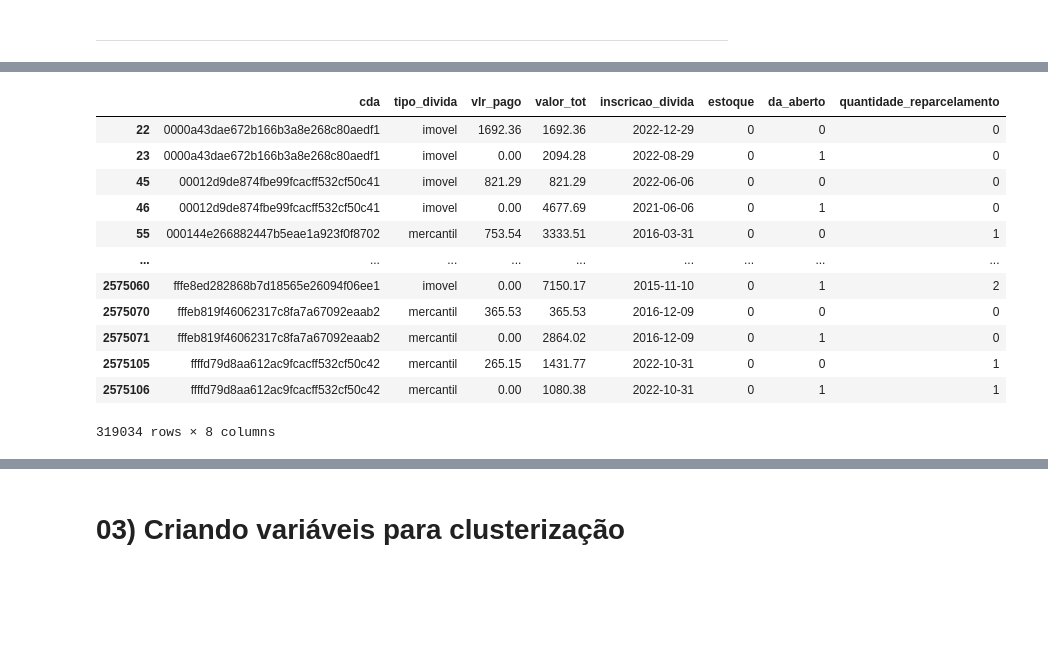
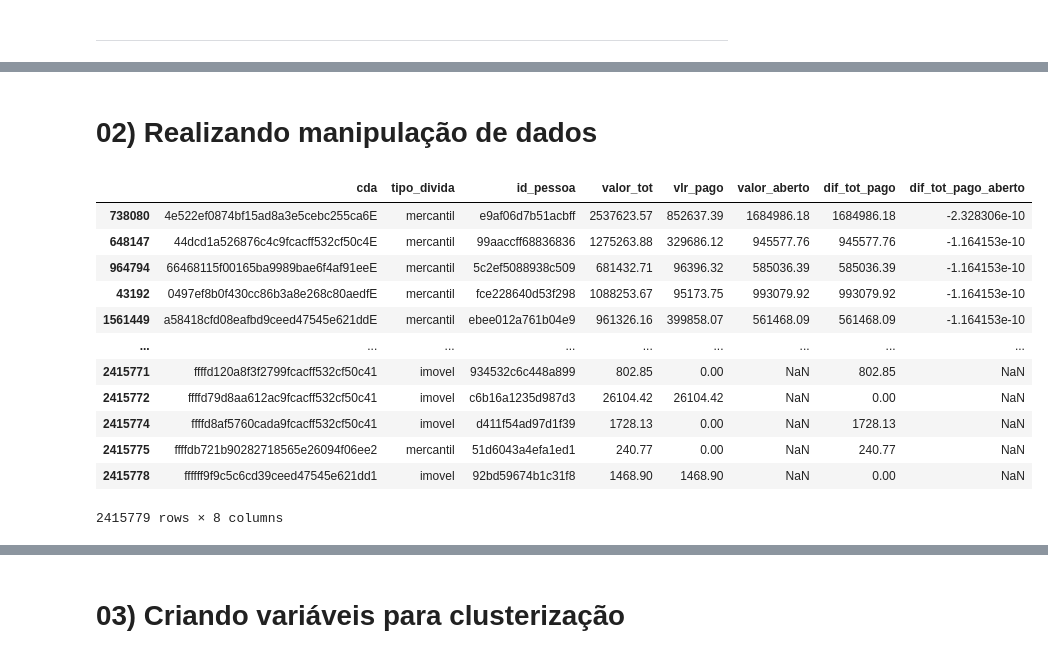
Before and after one commit to LanCarv/divida_ativa, a Jupyter notebook: rating_contribuinte_prime.ipynb, the cells around one changed output, grey strips where cells are left out. Drawn from its saved outputs; the diff is of its cells as text; code cells hidden in the pictures; blank space fills up the shorter version.

```diff
--- a/rating_contribuinte_prime.ipynb
+++ b/rating_contribuinte_prime.ipynb
@@ -206,16 +126,41 @@ dff
-# %%
-cdas[['cda', 'tipo_divida', 'vlr_pago', 'valor_tot', 'inscricao_divida', 'estoque', 'da_aberto', 'quantidade_reparcelamento']]
-# %% [output]
-|  | cda | tipo_divida | vlr_pago | valor_tot | inscricao_divida | estoque | da_aberto | quantidade_reparcelamento |
-| 22 | 0000a43dae672b166b3a8e268c80aedf1 | imovel | 1692.36 | 1692.36 | 2022-12-29 | 0 | 0 | 0 |
-| 23 | 0000a43dae672b166b3a8e268c80aedf1 | imovel | 0.00 | 2094.28 | 2022-08-29 | 0 | 1 | 0 |
-| 45 | 00012d9de874fbe99fcacff532cf50c41 | imovel | 821.29 | 821.29 | 2022-06-06 | 0 | 0 | 0 |
-| 46 | 00012d9de874fbe99fcacff532cf50c41 | imovel | 0.00 | 4677.69 | 2021-06-06 | 0 | 1 | 0 |
-| 55 | 000144e266882447b5eae1a923f0f8702 | mercantil | 753.54 | 3333.51 | 2016-03-31 | 0 | 0 | 1 |
-| ... | ... | ... | ... | ... | ... | ... | ... | ... |
-| 2575060 | fffe8ed282868b7d18565e26094f06ee1 | imovel | 0.00 | 7150.17 | 2015-11-10 | 0 | 1 | 2 |
-| 2575070 | fffeb819f46062317c8fa7a67092eaab2 | mercantil | 365.53 | 365.53 | 2016-12-09 | 0 | 0 | 0 |
-| 2575071 | fffeb819f46062317c8fa7a67092eaab2 | mercantil | 0.00 | 2864.02 | 2016-12-09 | 0 | 1 | 0 |
-| 2575105 | ffffd79d8aa612ac9fcacff532cf50c42 | mercantil | 265.15 | 1431.77 | 2022-10-31 | 0 | 0 | 1 |
-| 2575106 | ffffd79d8aa612ac9fcacff532cf50c42 | mercantil | 0.00 | 1080.38 | 2022-10-31 | 0 | 1 | 1 |
-319034 rows × 8 columns
+# %% [markdown]
+# 02) Realizando manipulação de dados
+# %%
+valor_tot = base_conjunta.groupby(['cda', 'tipo_divida', 'id_pessoa'])['valor_tot'].sum().to_frame().reset_index()
+valor_pago = base_conjunta.groupby(['cda', 'tipo_divida', 'id_pessoa'])['vlr_pago'].sum().to_frame().reset_index()
+
+# O que está em aberto
+valor_aberto_tot = base_conjunta[base_conjunta['da_aberto'] == 1].groupby(['cda', 'tipo_divida', 'id_pessoa'])['valor_tot'].sum().to_frame().reset_index()
+valor_aberto_pg = base_conjunta[base_conjunta['da_aberto'] == 1].groupby(['cda', 'tipo_divida', 'id_pessoa'])['vlr_pago'].sum().to_frame().reset_index()
+valor_aberto = pd.merge(valor_aberto_tot, valor_aberto_pg, on = ['cda', 'tipo_divida', 'id_pessoa'], how = "left")
+valor_aberto['valor_aberto'] = valor_aberto['valor_tot'] - valor_aberto['vlr_pago']
+valor_aberto.drop(columns = ['valor_tot', 'vlr_pago'], inplace = True)
+
+
+
+valor_tot_pago = pd.merge(valor_tot, valor_pago, on = ['cda', 'tipo_divida', 'id_pessoa'], how = "left")
+valor_tot_pago_aberto = pd.merge(valor_tot_pago, valor_aberto, on = ['cda', 'tipo_divida', 'id_pessoa'], how = "left")
+
+
+
+# O que a gente esperava receber: dif_tot_pago
+valor_tot_pago_aberto['dif_tot_pago'] = valor_tot_pago_aberto['valor_tot'] - valor_tot_pago_aberto['vlr_pago']
+
+# O quanto perdeu entre o que a gente esperava receber e o que foi efetivamente pago
+valor_tot_pago_aberto['dif_tot_pago_aberto'] = valor_tot_pago_aberto['dif_tot_pago'] - valor_tot_pago_aberto['valor_aberto']
+
+valor_tot_pago_aberto.sort_values(by = 'dif_tot_pago_aberto', ascending = True)
+# %% [output]
+|  | cda | tipo_divida | id_pessoa | valor_tot | vlr_pago | valor_aberto | dif_tot_pago | dif_tot_pago_aberto |
+| 738080 | 4e522ef0874bf15ad8a3e5cebc255ca6E | mercantil | e9af06d7b51acbff | 2537623.57 | 852637.39 | 1684986.18 | 1684986.18 | -2.328306e-10 |
+| 648147 | 44dcd1a526876c4c9fcacff532cf50c4E | mercantil | 99aaccff68836836 | 1275263.88 | 329686.12 | 945577.76 | 945577.76 | -1.164153e-10 |
+| 964794 | 66468115f00165ba9989bae6f4af91eeE | mercantil | 5c2ef5088938c509 | 681432.71 | 96396.32 | 585036.39 | 585036.39 | -1.164153e-10 |
+| 43192 | 0497ef8b0f430cc86b3a8e268c80aedfE | mercantil | fce228640d53f298 | 1088253.67 | 95173.75 | 993079.92 | 993079.92 | -1.164153e-10 |
+| 1561449 | a58418cfd08eafbd9ceed47545e621ddE | mercantil | ebee012a761b04e9 | 961326.16 | 399858.07 | 561468.09 | 561468.09 | -1.164153e-10 |
+| ... | ... | ... | ... | ... | ... | ... | ... | ... |
+| 2415771 | ffffd120a8f3f2799fcacff532cf50c41 | imovel | 934532c6c448a899 | 802.85 | 0.00 | NaN | 802.85 | NaN |
+| 2415772 | ffffd79d8aa612ac9fcacff532cf50c41 | imovel | c6b16a1235d987d3 | 26104.42 | 26104.42 | NaN | 0.00 | NaN |
+| 2415774 | ffffd8af5760cada9fcacff532cf50c41 | imovel | d411f54ad97d1f39 | 1728.13 | 0.00 | NaN | 1728.13 | NaN |
+| 2415775 | ffffdb721b90282718565e26094f06ee2 | mercantil | 51d6043a4efa1ed1 | 240.77 | 0.00 | NaN | 240.77 | NaN |
+| 2415778 | ffffff9f9c5c6cd39ceed47545e621dd1 | imovel | 92bd59674b1c31f8 | 1468.90 | 1468.90 | NaN | 0.00 | NaN |
+2415779 rows × 8 columns
```
Also changed, not shown: parts of 29 cells of this notebook, 2 other files.
